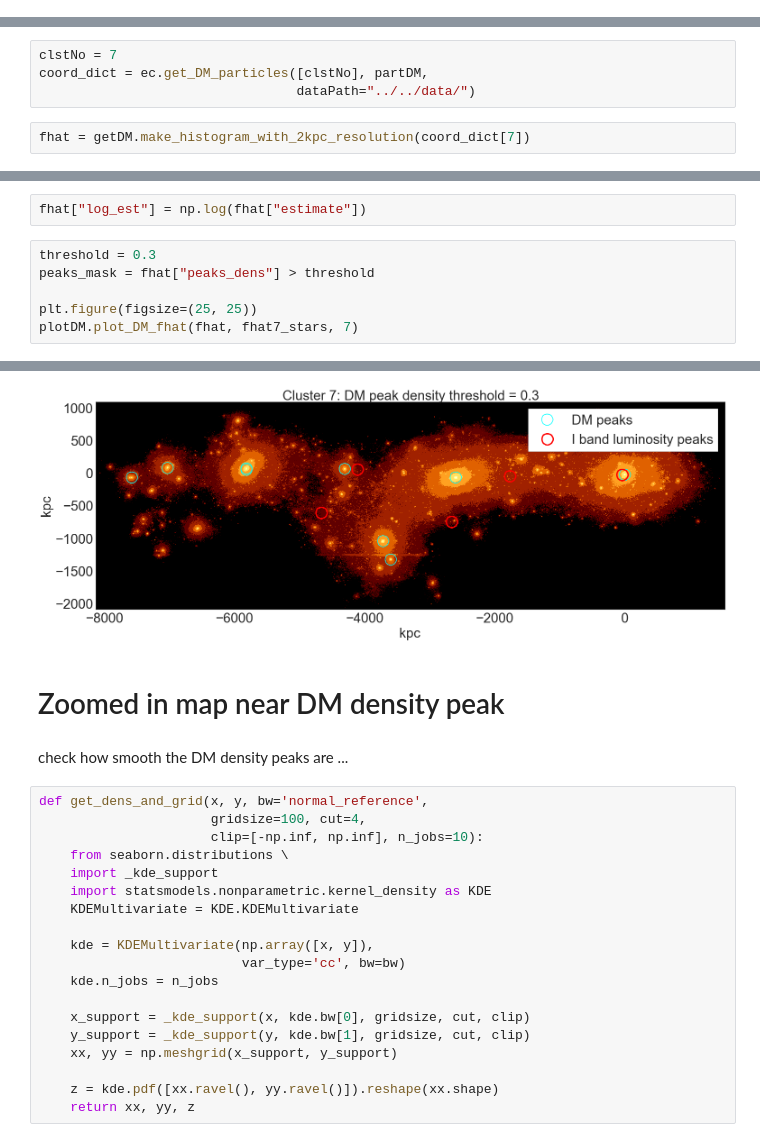
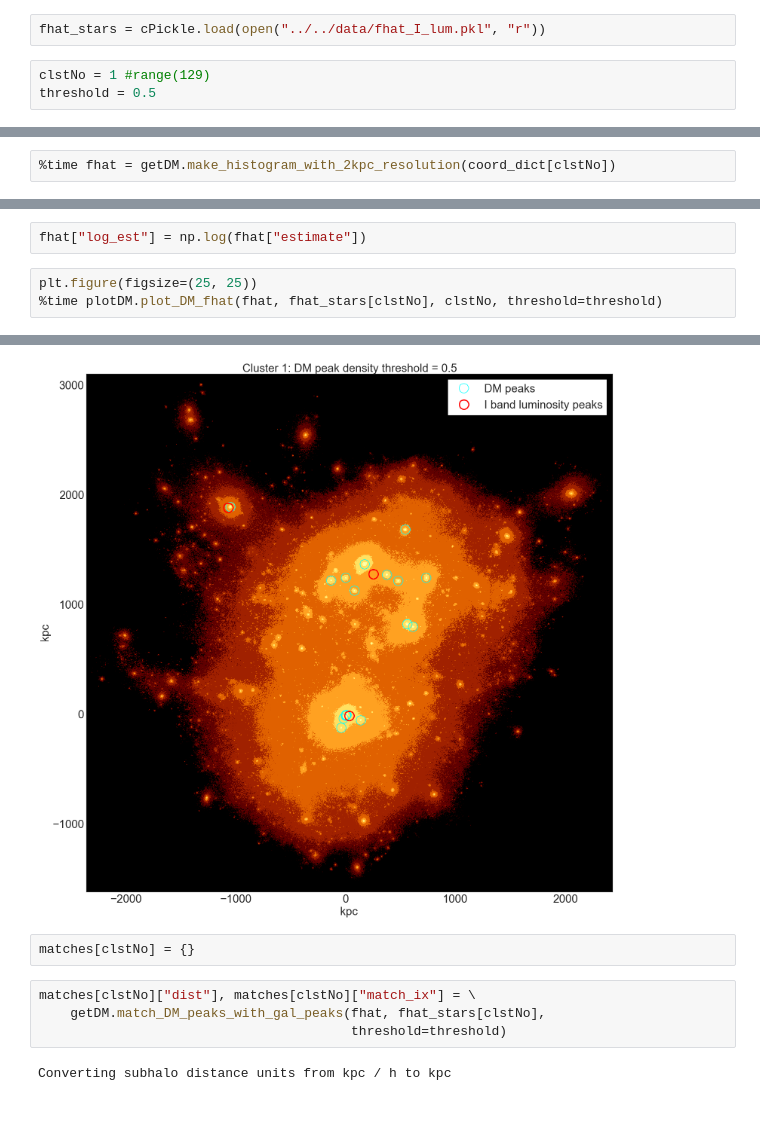
Before and after one commit to karenyyng/galaxy_DM_offset, a Jupyter notebook: code/prototypes/DM_particle_histograms.ipynb, the cells around one changed output, grey strips where cells are left out. Cells and saved outputs as stored; diff of their text form; blank space fills up the shorter version.

```diff
--- a/code/prototypes/DM_particle_histograms.ipynb
+++ b/code/prototypes/DM_particle_histograms.ipynb
@@ -50,0 +41,5 @@ haloEndIx[5] - haloEndIx[4]
+# %%
+fhat_stars = cPickle.load(open("../../data/fhat_I_lum.pkl", "r"))
+# %%
+clstNo = 1 #range(129)
+threshold = 0.5
@@ -84,6 +55,2 @@ plt.ylabel("count")
-# %%
-clstNo = 7
-coord_dict = ec.get_DM_particles([clstNo], partDM,
-                                 dataPath="../../data/")
 # %%
-fhat = getDM.make_histogram_with_2kpc_resolution(coord_dict[7])
+%time fhat = getDM.make_histogram_with_2kpc_resolution(coord_dict[clstNo])
@@ -178,9 +68,6 @@ array([543, 496, 423, 582,  23])
 # %%
 fhat["log_est"] = np.log(fhat["estimate"])
 # %%
-threshold = 0.3
-peaks_mask = fhat["peaks_dens"] > threshold
-
 plt.figure(figsize=(25, 25))
-plotDM.plot_DM_fhat(fhat, fhat7_stars, 7)
+%time plotDM.plot_DM_fhat(fhat, fhat_stars[clstNo], clstNo, threshold=threshold)
 # %% [output]
@@ -187,24 +77,9 @@ plotDM.plot_DM_fhat(fhat, fhat7_stars, 7)
-[figure, old version]
+[figure, new version]
-# %% [markdown]
-# Zoomed in map near DM density peak
-# %% [markdown]
-check how smooth the DM density peaks are ...
-# %%
-def get_dens_and_grid(x, y, bw='normal_reference',
-                      gridsize=100, cut=4,
-                      clip=[-np.inf, np.inf], n_jobs=10):
-    from seaborn.distributions \
-    import _kde_support
-    import statsmodels.nonparametric.kernel_density as KDE
-    KDEMultivariate = KDE.KDEMultivariate
-
-    kde = KDEMultivariate(np.array([x, y]),
-                          var_type='cc', bw=bw)
-    kde.n_jobs = n_jobs
-
-    x_support = _kde_support(x, kde.bw[0], gridsize, cut, clip)
-    y_support = _kde_support(y, kde.bw[1], gridsize, cut, clip)
-    xx, yy = np.meshgrid(x_support, y_support)
-
-    z = kde.pdf([xx.ravel(), yy.ravel()]).reshape(xx.shape)
-    return xx, yy, z
+# %%
+matches[clstNo] = {}
+# %%
+matches[clstNo]["dist"], matches[clstNo]["match_ix"] = \
+    getDM.match_DM_peaks_with_gal_peaks(fhat, fhat_stars[clstNo],
+                                        threshold=threshold)
+# %% [output]
+Converting subhalo distance units from kpc / h to kpc
```
Also changed, not shown: parts of 32 cells of this notebook, 3 other files.
